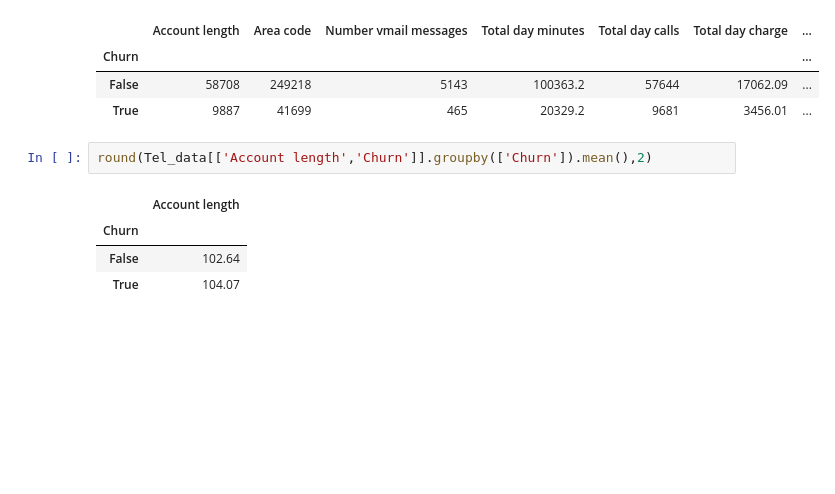
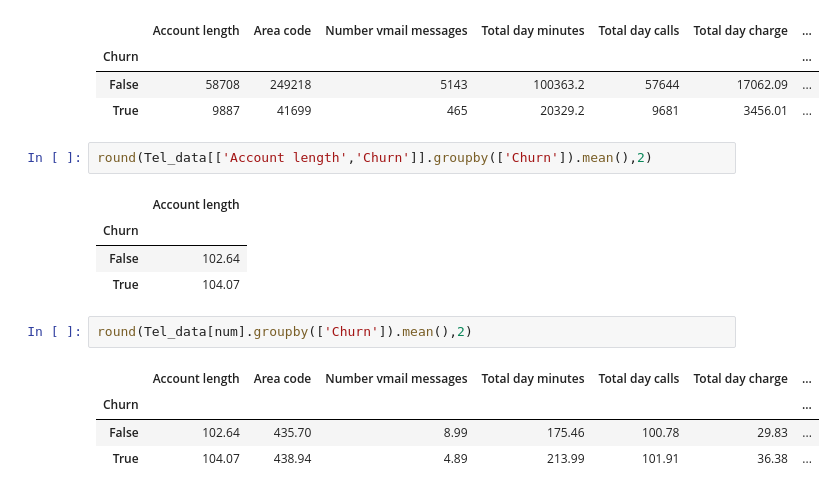
Before and after one commit to NikitaaArora/Ineuron, a Jupyter notebook: EDA/file.ipynb, the cells around one changed output. Saved outputs shown, nothing was run; the diff lists cells and outputs as text; blank space fills up the shorter version.

```diff
--- a/EDA/file.ipynb
+++ b/EDA/file.ipynb
@@ -413,3 +413,10 @@ round(Tel_data[['Account length','Churn']].groupby(['Churn']).mean(),2)
 | Churn |  |
 | False | 102.64 |
 | True | 104.07 |
+# %%
+round(Tel_data[num].groupby(['Churn']).mean(),2)
+# %% [output]
+|  | Account length | Area code | Number vmail messages | Total day minutes | Total day calls | Total day charge | ... |
+| Churn |  |  |  |  |  |  | ... |
+| False | 102.64 | 435.70 | 8.99 | 175.46 | 100.78 | 29.83 | ... |
+| True | 104.07 | 438.94 | 4.89 | 213.99 | 101.91 | 36.38 | ... |
```
Also changed, not shown: parts of 3 cells of this notebook.
